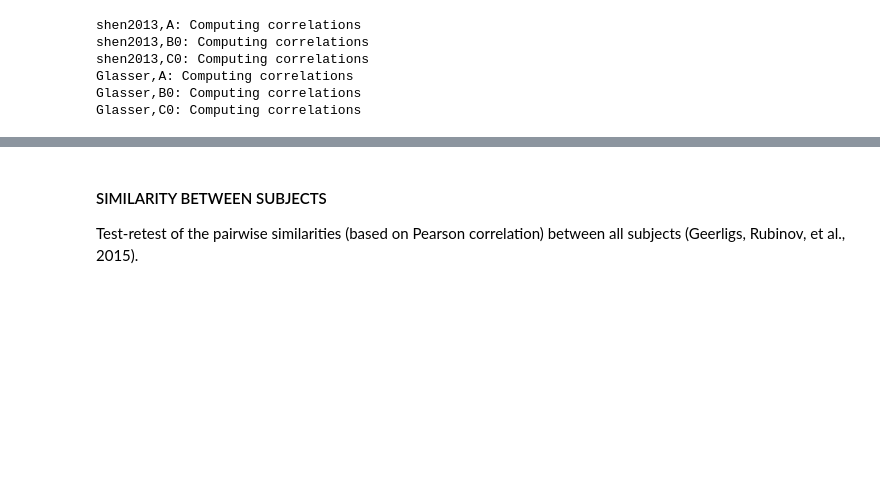
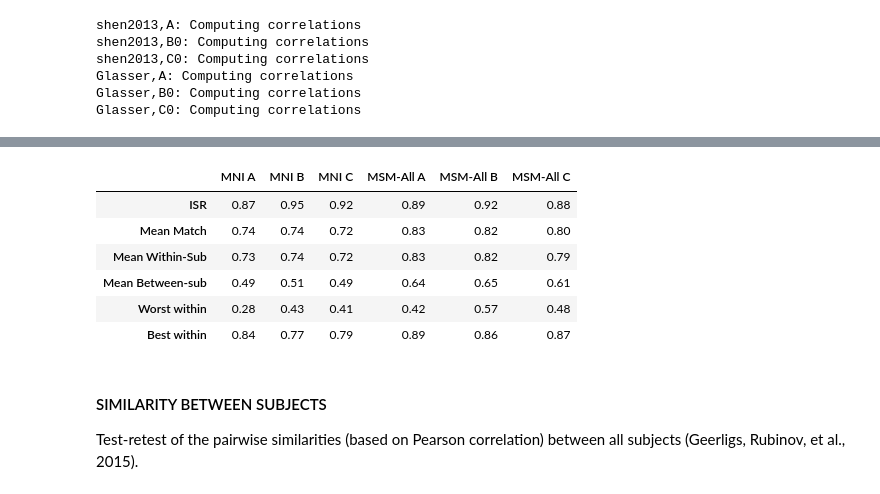
Before and after one commit to adolphslab/HCP_MRI-behavior, a Jupyter notebook: personality.ipynb, the cells around one changed output, grey strips where cells are left out. Cells and saved outputs as stored; diff of their text form; code cells hidden in the pictures; blank space fills up the shorter version.

```diff
--- a/personality.ipynb
+++ b/personality.ipynb
@@ -830,3 +824,16 @@ py.iplot(data)
+# %%
+row_labels    = ['ISR', 'Mean Match', 'Mean Within-Sub', 'Mean Between-sub', 'Worst within', 'Best within']
+column_labels = ['MNI A', 'MNI B', 'MNI C', 'MSM-All A', 'MSM-All B','MSM-All C']
+dispdf = pd.DataFrame(np.round_(allMatch.reshape((6,-1)),2), columns=column_labels, index=row_labels)
+dispdf
+# %% [output]
+|  | MNI A | MNI B | MNI C | MSM-All A | MSM-All B | MSM-All C |
+| ISR | 0.87 | 0.95 | 0.92 | 0.89 | 0.92 | 0.88 |
+| Mean Match | 0.74 | 0.74 | 0.72 | 0.83 | 0.82 | 0.80 |
+| Mean Within-Sub | 0.73 | 0.74 | 0.72 | 0.83 | 0.82 | 0.79 |
+| Mean Between-sub | 0.49 | 0.51 | 0.49 | 0.64 | 0.65 | 0.61 |
+| Worst within | 0.28 | 0.43 | 0.41 | 0.42 | 0.57 | 0.48 |
+| Best within | 0.84 | 0.77 | 0.79 | 0.89 | 0.86 | 0.87 |
 # %% [markdown]
 #### SIMILARITY BETWEEN SUBJECTS
 Test-retest of the pairwise similarities (based on Pearson correlation) between all subjects (Geerligs, Rubinov, et al., 2015).
```
Also changed, not shown: parts of 12 cells of this notebook.
